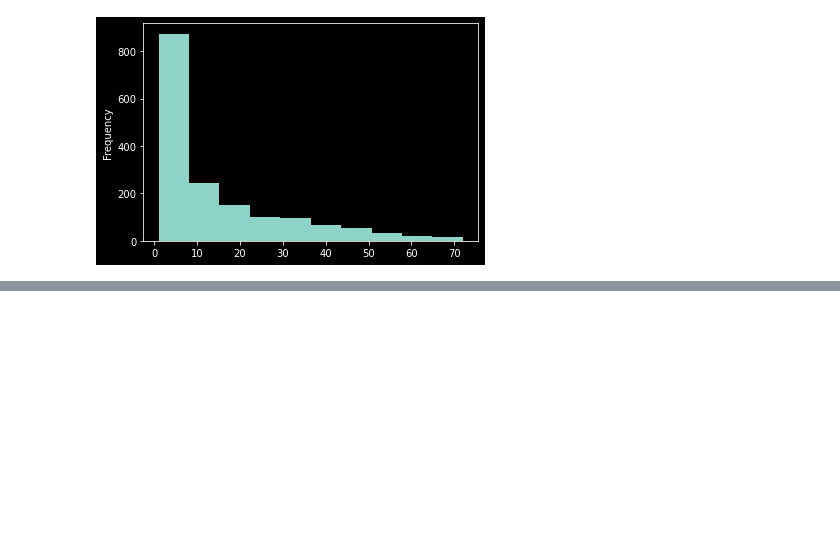
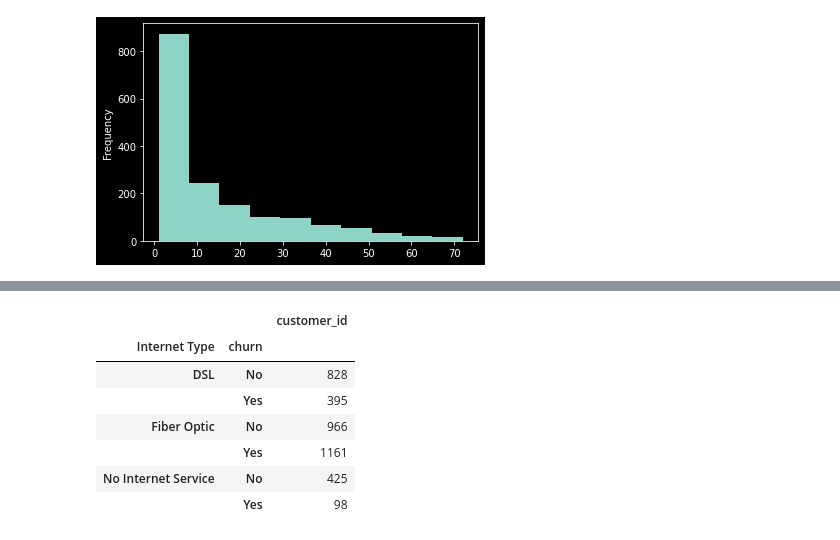
Before and after one commit to Ken-Alviola/numpy-pandas-visualization-exercises, a Jupyter notebook: churn_exploration.ipynb, the cells around one changed output, grey strips where cells are left out. Saved outputs shown, nothing was run; the diff lists cells and outputs as text; code cells hidden in the pictures; blank space fills up the shorter version.

```diff
--- a/churn_exploration.ipynb
+++ b/churn_exploration.ipynb
@@ -204,0 +200,11 @@ sns.displot(m2m_churned.monthly_charges)
+# %%
+month_to_month_customers.groupby(["Internet Type",'churn'])[['customer_id']].count()
+# %% [output]
+|  |  | customer_id |
+| Internet Type | churn |  |
+| DSL | No | 828 |
+|  | Yes | 395 |
+| Fiber Optic | No | 966 |
+|  | Yes | 1161 |
+| No Internet Service | No | 425 |
+|  | Yes | 98 |
```
Also changed, not shown: parts of 9 cells of this notebook.
